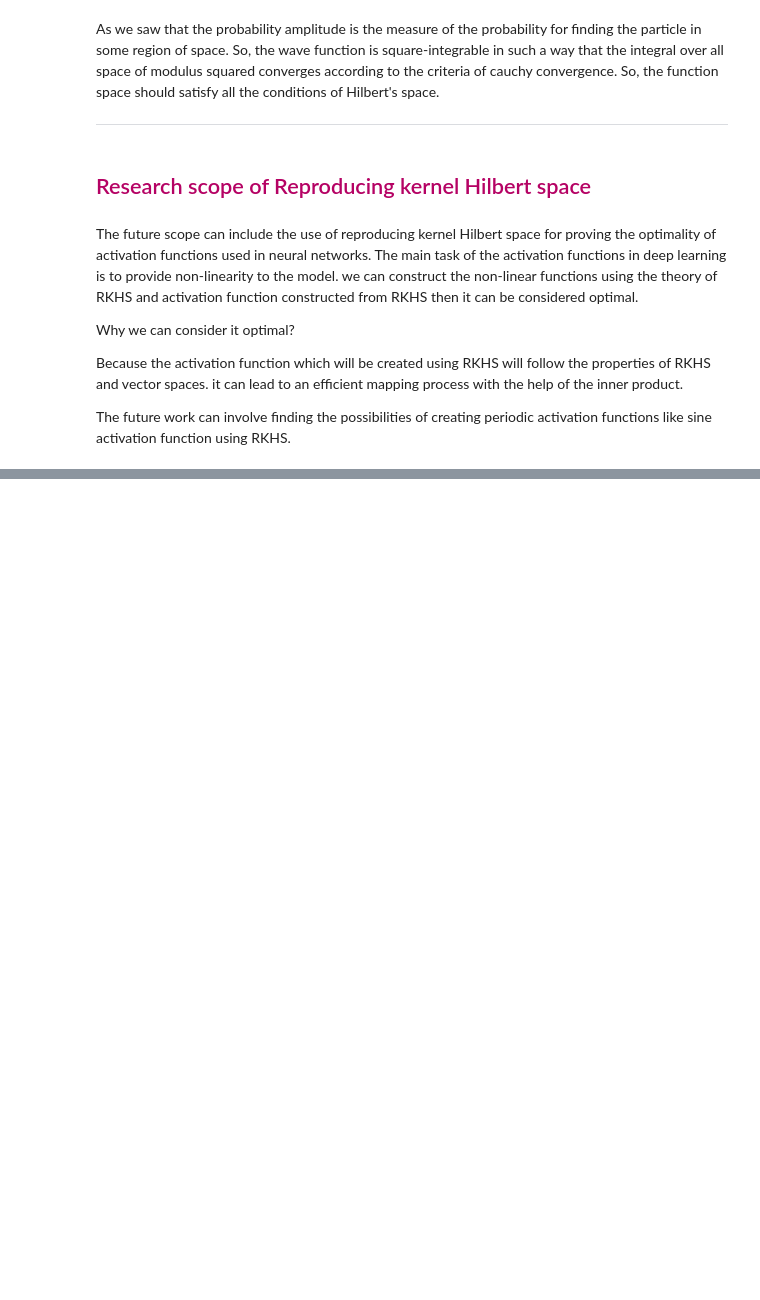
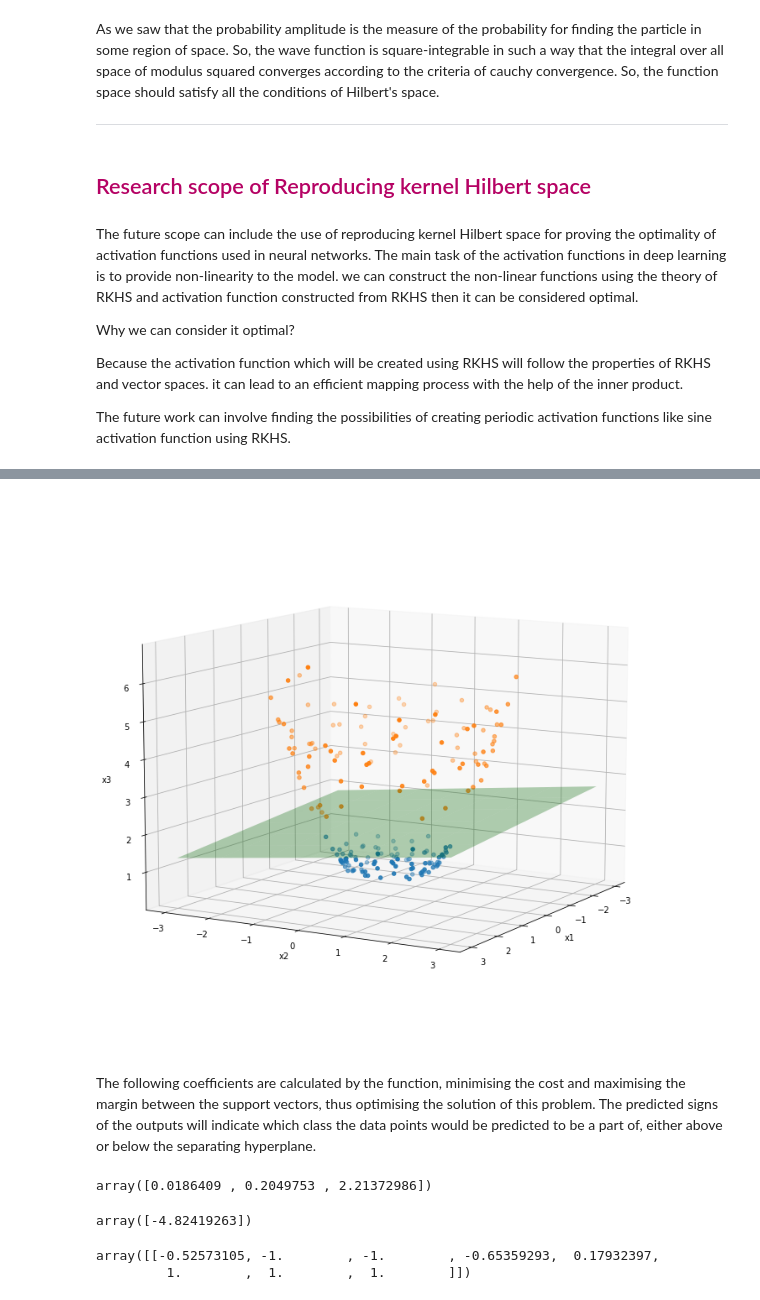
Before and after one commit to WSU-Data-Science/report-on-assignment-topic-2-shairaviaje, a Jupyter notebook: Reproducing kernel Hilbert space.ipynb, the cells around one changed output, grey strips where cells are left out. Cells and saved outputs as stored; diff of their text form; code cells hidden in the pictures; blank space fills up the shorter version.

```diff
--- a/Reproducing kernel Hilbert space.ipynb
+++ b/Reproducing kernel Hilbert space.ipynb
@@ -568,0 +692,36 @@ The future work can involve finding the possibilities of creating periodic activ
+# %%
+# Fitting an SVM to the data
+
+X[:, 2] = np.square(X[:, 0]) + np.square(X[:, 1])    # create x3-coordinate squaring the inputs
+clf = svm.SVC(kernel='linear')
+clf.fit(X, Y)        # fit SVM and store model weights
+coef, intercept = clf.coef_[0], clf.intercept_
+
+fig = plt.figure()
+ax = fig.add_subplot(111, projection='3d')
+ax.scatter(X[Y==-1, 0], X[Y==-1, 1], X[Y==-1, 2], 'b')
+ax.scatter(X[Y==1, 0], X[Y==1, 1], X[Y==1, 2], 'r')
+xx, yy = np.meshgrid(range(-3, 4), range(-3, 4))
+z = (-coef[0]*xx - coef[1]*yy - intercept)/coef[2]
+ax.plot_surface(xx, yy, z, color='green', alpha=0.3)
+
+ax.view_init(10, 30)
+ax.set_xlabel('x1'); ax.set_ylabel('x2'); ax.set_zlabel('x3')
+plt.show()
+# %% [output]
+[figure, added]
+# %% [markdown]
+The following coefficients are calculated by the function, minimising the cost and maximising the margin between the support vectors, thus optimising the solution of this problem. The predicted signs of the outputs will indicate which class the data points would be predicted to be a part of, either above or below the separating hyperplane.
+# %%
+coef # the calculated optimum alpha coefficient
+# %% [output]
+array([0.0186409 , 0.2049753 , 2.21372986])
+# %%
+intercept # the b intercept
+# %% [output]
+array([-4.82419263])
+# %%
+clf.dual_coef_ # the y_i * alpha_i product coefficients for the support vectors
+# %% [output]
+array([[-0.52573105, -1.        , -1.        , -0.65359293,  0.17932397,
+         1.        ,  1.        ,  1.        ]])
```
Also changed, not shown: parts of 17 cells of this notebook, 15 other files.
